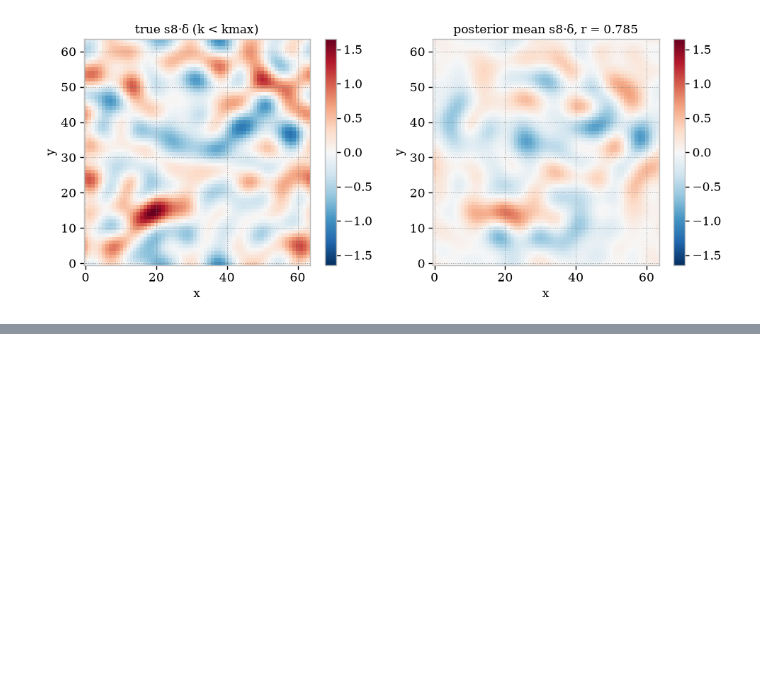
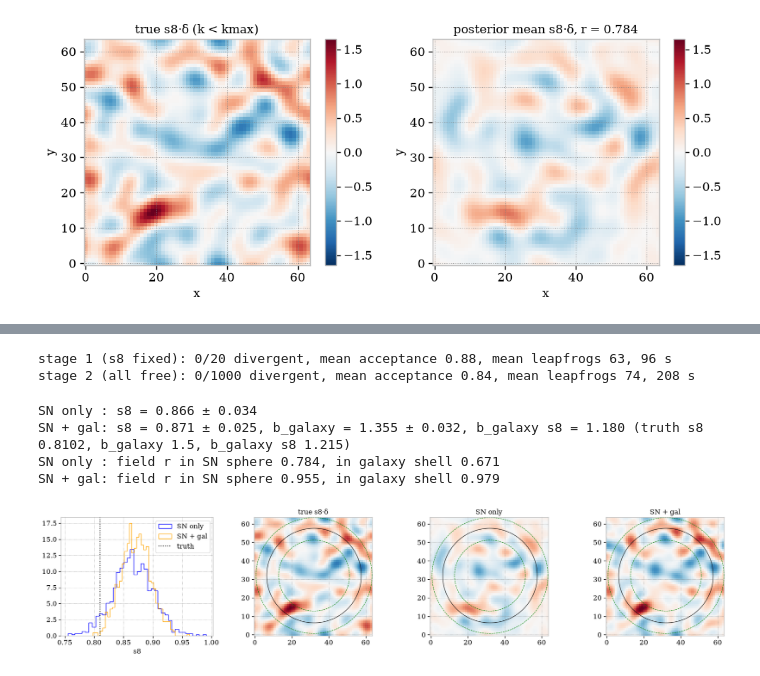
Before and after one commit to corentinravoux/flip, a Jupyter notebook: notebook/flip_forward.ipynb, the cells around one changed output, grey strips where cells are left out. Cells and saved outputs as stored; diff of their text form; code cells hidden in the pictures; blank space fills up the shorter version.

```diff
--- a/notebook/flip_forward.ipynb
+++ b/notebook/flip_forward.ipynb
@@ -378,0 +438,55 @@ plt.tight_layout()
+# %%
+parameter_dict_gal = {key: dict(value) for key, value in parameter_dict.items()}
+parameter_dict_gal["b_galaxy"] = {"value": 1.0, "fixed": False}
+
+likelihood_properties_gal = {
+    **likelihood_properties,
+    "prior": {**likelihood_properties["prior"], "b_galaxy": {"type": "uniform", "range": [0.1, 5.0]}},
+    "galaxy": galaxy_data,
+}
+
+nuts_sampler_gal, sampler_states_gal, _ = run_staged_fit(
+    simulator,
+    data_candle,
+    coordinates,
+    parameter_dict_gal,
+    likelihood_properties=likelihood_properties_gal,
+    likelihood_type="candle_galaxy_grid_gaussian",
+    stage1_fixed=("s8", "b_galaxy"),
+)
+# %% [output]
+stage 1 (s8 fixed): 0/20 divergent, mean acceptance 0.88, mean leapfrogs 63, 96 s
+stage 2 (all free): 0/1000 divergent, mean acceptance 0.84, mean leapfrogs 74, 208 s
+# %%
+chains_gal, _ = chains_and_mean(nuts_sampler_gal, sampler_states_gal)
+s8_gal, b_galaxy_chain = np.asarray(chains_gal["s8"]), np.asarray(chains_gal["b_galaxy"])
+print(f"SN only : s8 = {float(jnp.mean(s8_chain)):.3f} ± {float(jnp.std(s8_chain)):.3f}")
+print(f"SN + gal: s8 = {s8_gal.mean():.3f} ± {s8_gal.std():.3f}, b_galaxy = {b_galaxy_chain.mean():.3f} ± {b_galaxy_chain.std():.3f}, "
+      f"b_galaxy s8 = {np.mean(b_galaxy_chain * s8_gal):.3f} (truth s8 {truth['s8']}, b_galaxy {b_galaxy_true}, b_galaxy s8 {b_galaxy_true * truth['s8']:.3f})")
+
+phi_fit_gal = s8_delta(jnp.mean(chains_gal["s8"][:, None] * chains_gal["delta_modes_real"], axis=0),
+                       jnp.mean(chains_gal["s8"][:, None] * chains_gal["delta_modes_imag"], axis=0), 1.0)
+shell = np.asarray((simulator._dist_mpch >= chi_gal_min) & (simulator._dist_mpch < chi_gal_max))
+for name, field in (("SN only", phi_fit), ("SN + gal", phi_fit_gal)):
+    print(f"{name:8s}: field r in SN sphere {np.corrcoef(np.asarray(phi_true)[sphere], np.asarray(field)[sphere])[0, 1]:.3f}, "
+          f"in galaxy shell {np.corrcoef(np.asarray(phi_true)[shell], np.asarray(field)[shell])[0, 1]:.3f}")
+
+fig, axs = plt.subplots(1, 4, figsize=(18, 4))
+axs[0].hist(np.asarray(s8_chain), bins=40, histtype="step", density=True, label="SN only")
+axs[0].hist(s8_gal, bins=40, histtype="step", density=True, label="SN + gal")
+axs[0].axvline(truth["s8"], color="k", ls=":", label="truth")
+axs[0].set_xlabel("s8")
+axs[0].legend()
+theta = np.linspace(0, 2 * np.pi, 200)
+for ax, field, title in zip(axs[1:], (phi_true, phi_fit, phi_fit_gal), ("true s8·δ", "SN only", "SN + gal")):
+    ax.imshow(np.asarray(field[..., sl]).T, origin="lower", cmap="RdBu_r", vmin=-vmax, vmax=vmax)
+    for radius, style in ((chi_max, "k-"), (chi_gal_min, "g--"), (chi_gal_max, "g--")):
+        ax.plot(number_bins / 2 + radius / dx * np.cos(theta), number_bins / 2 + radius / dx * np.sin(theta), style, lw=0.8)
+    ax.set_title(title)
+plt.tight_layout()
+# %% [output]
+SN only : s8 = 0.866 ± 0.034
+SN + gal: s8 = 0.871 ± 0.025, b_galaxy = 1.355 ± 0.032, b_galaxy s8 = 1.180 (truth s8 0.8102, b_galaxy 1.5, b_galaxy s8 1.215)
+SN only : field r in SN sphere 0.784, in galaxy shell 0.671
+SN + gal: field r in SN sphere 0.955, in galaxy shell 0.979
+[figure, added]
```
Also changed, not shown: parts of 7 cells of this notebook, 4 other files.
